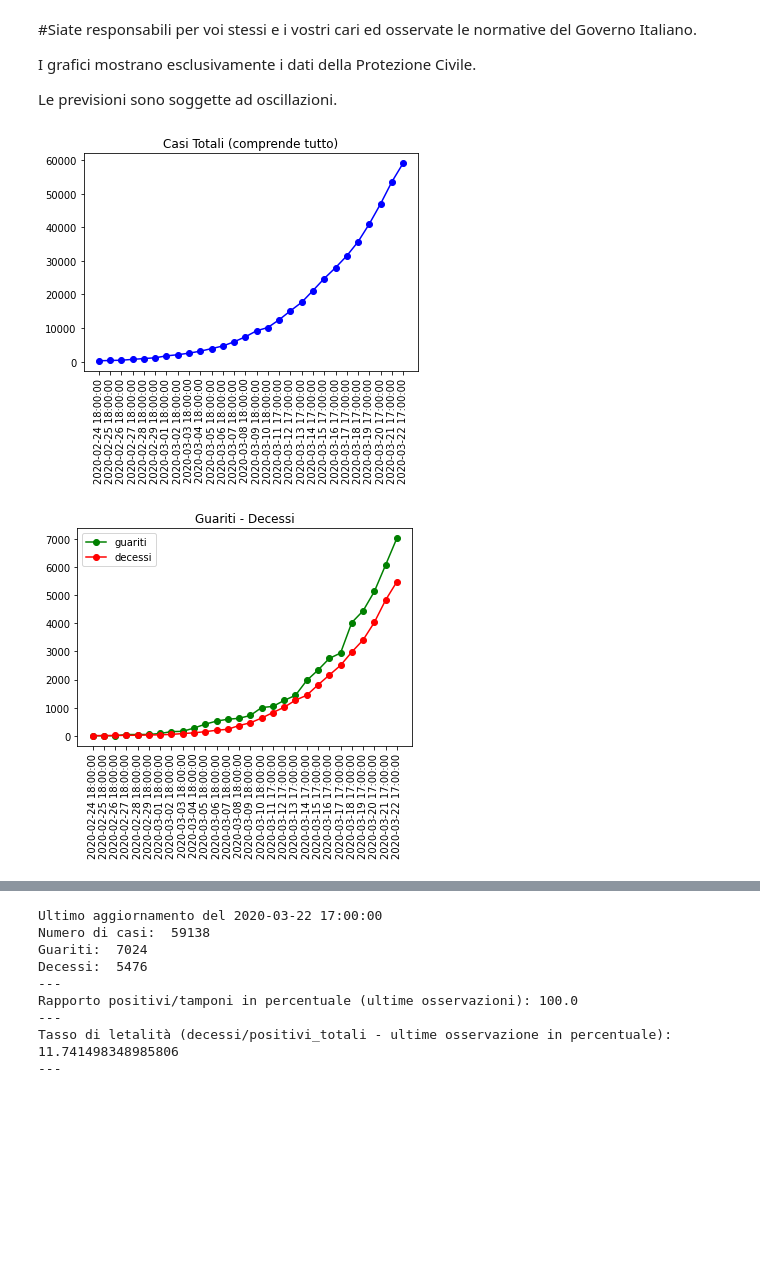
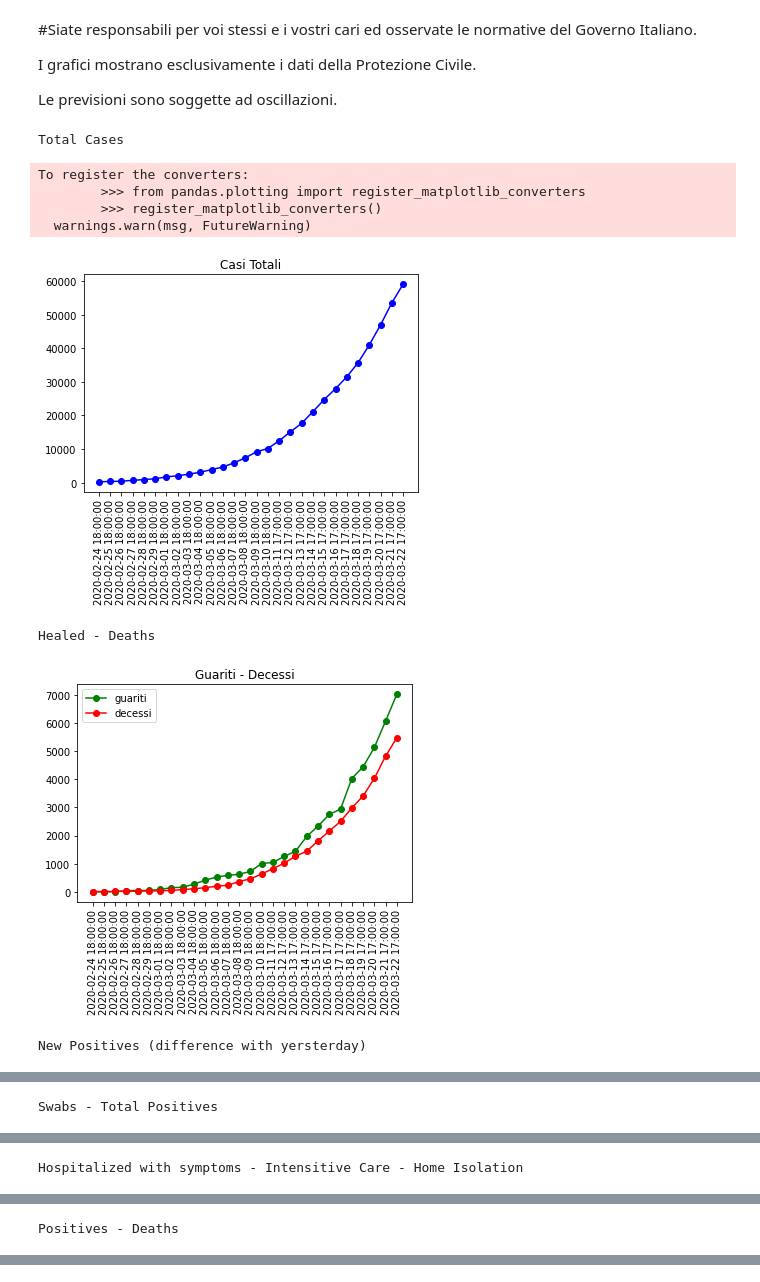
Before and after one commit to PabloExperimental/COVID19-Italy-Analysis, a Jupyter notebook: coronavirus.ipynb, the cells around one changed output, grey strips where cells are left out. Cells and saved outputs as stored; diff of their text form; code cells hidden in the pictures; blank space fills up the shorter version.

```diff
--- a/coronavirus.ipynb
+++ b/coronavirus.ipynb
@@ -33,13 +33,15 @@ intensitive_care = df_ita_covid["terapia_intensiva"].tolist()
 
 
 # Total cases
+print("Total Cases")
 plt.plot_date(dates_col, tot_casi_col, 'ob-', xdate=True, )
-plt.title("Casi Totali (comprende tutto)")
+plt.title("Casi Totali")
 plt.xticks(rotation=90)
 plt.show()
 plt.close()
 
 # Healed - Deaths
+print("Healed - Deaths")
 plt.plot_date(dates_col, tot_healed_col, 'og-', xdate=True)
 plt.plot_date(dates_col, tot_deaths_col, 'or-', xdate=True)
 plt.title("Guariti - Decessi")
@@ -50,6 +52,7 @@ plt.close()
 
 
 # New Positives
+print("New Positives (difference with yersterday)")
 plt.plot_date(dates_col, new_positive_col, 'oy-', xdate=True)
 plt.title("Nuovi Positivi (Differenza con ieri)")
 plt.xticks(rotation=90)
@@ -57,6 +60,7 @@ plt.show()
 plt.close()
 
 # Swabs - Tot positives
+print("Swabs - Total Positives")
 plt.plot_date(dates_col, tot_swabs_col, 'oc-', xdate=True)
 plt.plot_date(dates_col, tot_actual_positive_col, 'om-', xdate=True)
 plt.title("Tamponi - Totale Positivi")
@@ -67,6 +71,7 @@ plt.close()
 
 
 # Hospitalized with symptoms - Intensitive Care - Home Isolation
+print("Hospitalized with symptoms - Intensitive Care - Home Isolation")
 plt.plot_date(dates_col, tot_recovery, 'og-', xdate=True)
 plt.plot_date(dates_col, intensitive_care, 'or-', xdate=True)
 plt.plot_date(dates_col, tot_dom, 'ob-', xdate=True)
@@ -77,52 +82,55 @@ plt.show()
 plt.close()
 
 #Tot Positives - Deaths
+print("Positives - Deaths")
 plt.plot_date(dates_col, tot_actual_positive_col, 'om-', xdate=True)
 plt.plot_date(dates_col, tot_deaths_col, 'or-', xdate=True)
 plt.title("Positivi - Decessi")
 plt.legend(["positivi", "decessi"])
 plt.xticks(rotation=90)
 plt.show()
 plt.close()
 
 last_date = dates_col[len(dates_col)-1]
 
 print("Ultimo aggiornamento / Last Update:", last_date)
 print("Numero di casi / Number of Cases: ", tot_casi_col[len(tot_casi_col)-1]);
 print("Guariti / Healed: ", tot_healed_col[len(tot_healed_col)-1]);
 print("Decessi / Deaths: ", tot_deaths_col[len(tot_deaths_col)-1]);
 print("---")
 
 
 last_obs_deaths = tot_deaths_col[len(tot_deaths_col)-1]
 last_obs_positives = tot_actual_positive_col[len(tot_actual_positive_col)-1]
 
 letality_percent = (last_obs_deaths/last_obs_positives)*100
 
 
 last_obs_swabs = tot_swabs_col[len(tot_swabs_col)-1]
 pos_swabs_ratio = (last_obs_positives/last_obs_positives)*100
 
-print("Rapporto positivi/tamponi in percentuale (ultime osservazioni):",
+print("In percentage")
+print("Rapporto positivi - tamponi / Relationship between positives and swabs:",
       pos_swabs_ratio)
 print("---")
 
-print("Tasso di letalità (decessi/positivi_totali - ultime osservazione in percentuale):",
+print("Tasso di letalità / Letality:",
       letality_percent)
 print("---")
 # %% [output]
+Total Cases
+To register the converters:
+        >>> from pandas.plotting import register_matplotlib_converters
+        >>> register_matplotlib_converters()
+  warnings.warn(msg, FutureWarning)
-[figure, old version]
+[figure, new version]
+Healed - Deaths
 [figure]
+New Positives (difference with yersterday)
 [figure]
+Swabs - Total Positives
 [figure]
+Hospitalized with symptoms - Intensitive Care - Home Isolation
 [figure]
+Positives - Deaths
 [figure]
-Ultimo aggiornamento del 2020-03-22 17:00:00
-Numero di casi:  59138
-Guariti:  7024
-Decessi:  5476
----
-Rapporto positivi/tamponi in percentuale (ultime osservazioni): 100.0
----
-Tasso di letalità (decessi/positivi_totali - ultime osservazione in percentuale): 11.741498348985806
----
```
Also changed, not shown: parts of 2 cells of this notebook.
